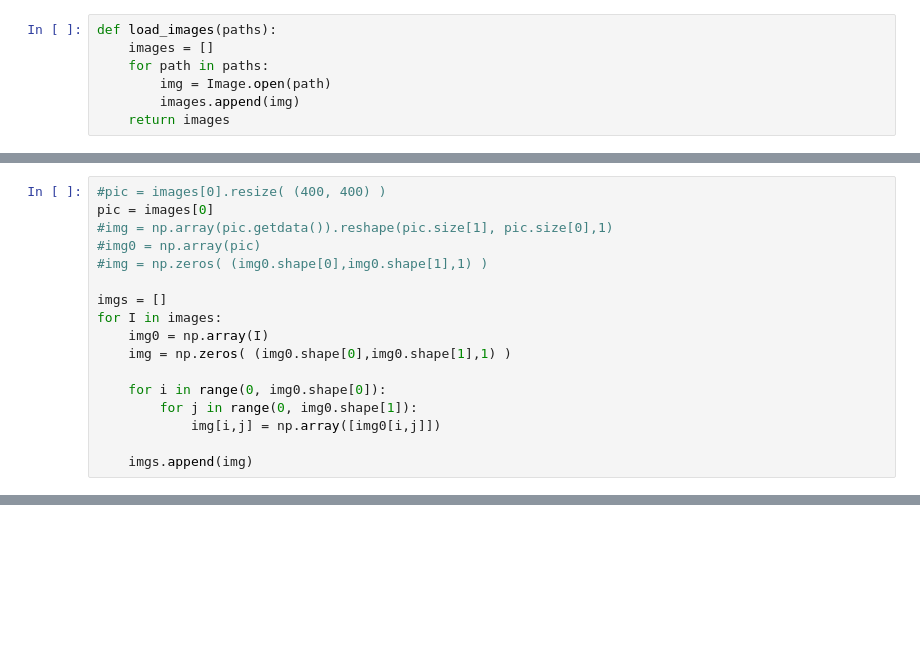
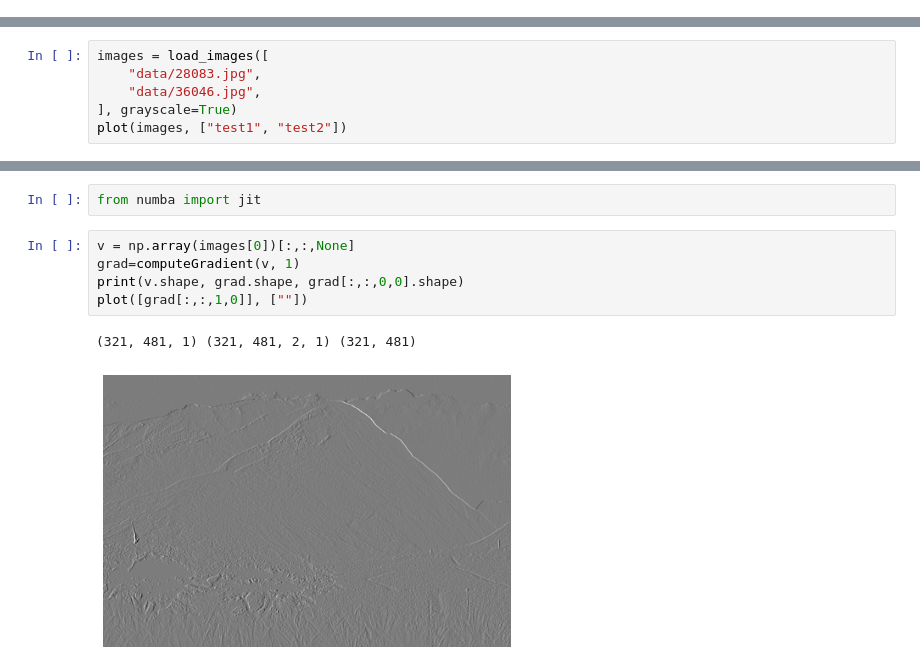
Before and after one commit to uprestel/Segmentation, a Jupyter notebook: segmentation.ipynb, the cells around one changed output, grey strips where cells are left out. Saved outputs shown, nothing was run; the diff lists cells and outputs as text; blank space fills up the shorter version.

```diff
--- a/segmentation.ipynb
+++ b/segmentation.ipynb
@@ -444,7 +2,0 @@ array([0., 0., 1., 0.])
-# %%
-def load_images(paths):
-    images = []
-    for path in paths:
-        img = Image.open(path)
-        images.append(img)
-    return images
@@ -464,17 +2,0 @@ print(N,M)
-# %%
-#pic = images[0].resize( (400, 400) )
-pic = images[0]
-#img = np.array(pic.getdata()).reshape(pic.size[1], pic.size[0],1)
-#img0 = np.array(pic)
-#img = np.zeros( (img0.shape[0],img0.shape[1],1) )
-
-imgs = []
-for I in images:
-    img0 = np.array(I)
-    img = np.zeros( (img0.shape[0],img0.shape[1],1) )
-
-    for i in range(0, img0.shape[0]):
-        for j in range(0, img0.shape[1]):
-            img[i,j] = np.array([img0[i,j]])
-
-    imgs.append(img)
@@ -688,0 +59,6 @@ plot([ImR, Im],["Result", "Original"])
+# %%
+images = load_images([
+    "data/28083.jpg",
+    "data/36046.jpg",
+], grayscale=True)
+plot(images, ["test1", "test2"])
@@ -688,0 +308,10 @@ plot([ImR, Im],["Result", "Original"])
+# %%
+from numba import jit
+# %%
+v = np.array(images[0])[:,:,None]
+grad=computeGradient(v, 1)
+print(v.shape, grad.shape, grad[:,:,0,0].shape)
+plot([grad[:,:,1,0]], [""])
+# %% [output]
+(321, 481, 1) (321, 481, 2, 1) (321, 481)
+[figure, added]
```
Also changed, not shown: parts of 43 cells of this notebook.
